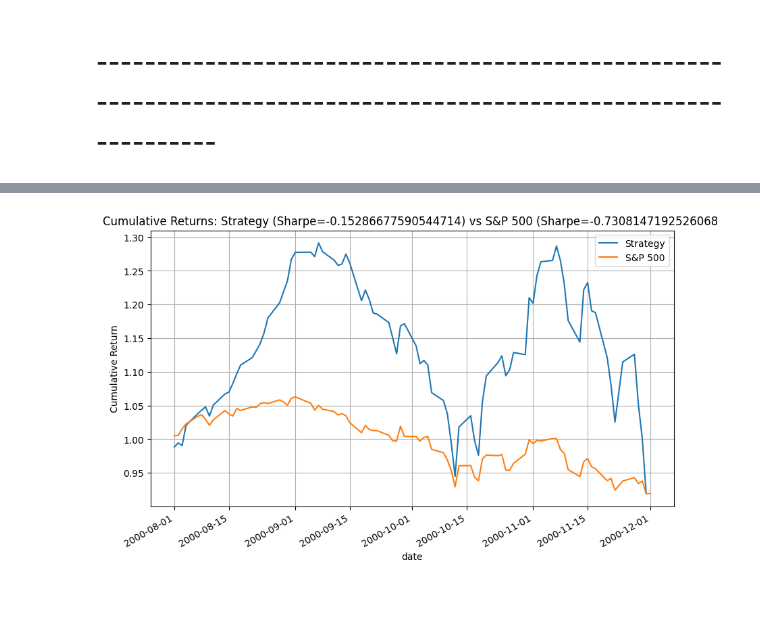
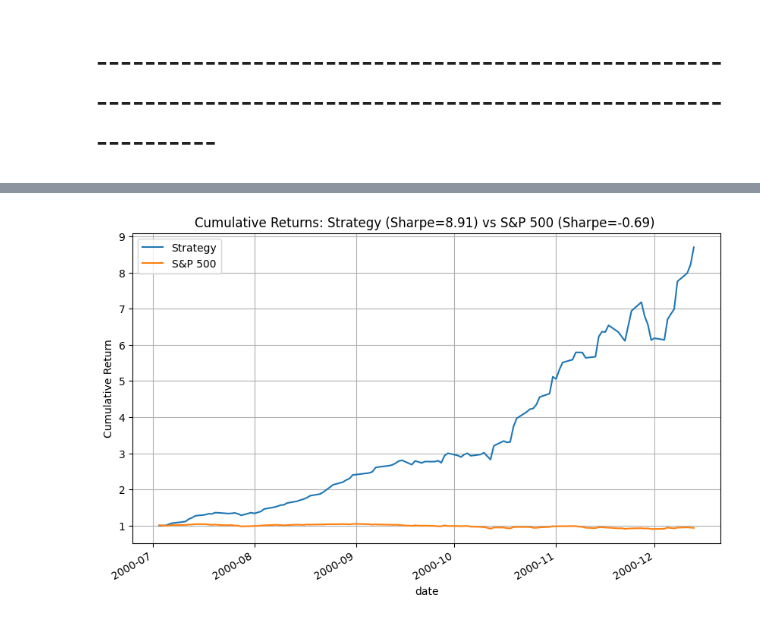
Before and after one commit to mirkorado/ML-Project, a Jupyter notebook: ResidualMLP.ipynb, the cells around one changed output, grey strips where cells are left out. Cells and saved outputs as stored; diff of their text form; code cells hidden in the pictures.

```diff
--- a/ResidualMLP.ipynb
+++ b/ResidualMLP.ipynb
@@ -32,6 +32,6 @@ torch.set_num_threads(os.cpu_count())
 torch.set_num_interop_threads(os.cpu_count())
 path = 'Targets/daily_crsp_sanitized.csv'
 # %%
-daily = utils.read_daily_returns(path, nrows=10000000, low_quantile=0.005, up_quantile=0.995)
+daily = utils.read_daily_returns(path, nrows=2000000, low_quantile=0.005, up_quantile=0.995)
 daily
 # %% [output]
@@ -91,7 +92,7 @@ for i in range(0, len(unique_months) - 6):
     # Prepare the data: construct lagged returns, rolling window averages
     train_df, test_df, features, cat_features = utils.prepare_data(tr_df, te_df, lagged_num=1, rolling_window=True)
 
-    epochs = 5
+    epochs = 4 # It appears it is the ideal trade-off between precision and runtime
     max_weight = 0.05  # No stock >5% weight
     diversification_lambda = 0.01  # Strength of penalty
     temperature = 1.0  # Softmax temperature (lower = more diversification)
@@ -192,0 +173,7 @@ pandas.core.series.Series
+# %%
+index = pd.read_csv('Predictors/FirmCharacIndex.csv')
+gc.collect()
+merged_data = utils.memory_efficient_merge(index, daily)
+merged_data = merged_data.drop(columns=['PERMNO_y'])
+merged_data = merged_data.rename(columns={'PERMNO_x': 'PERMNO'})
+merged_data
@@ -214,12 +388,12 @@ plt.show()
 reload(utils)
 all_strategy_returns = []
 
-for i in range(0, 11 - 6 - 1):
+for i in range(0, len(unique_months) - 6):
 
     # Train on 6 months of data and test on 1 month
     train_start = unique_months.iloc[i]
-    train_end = unique_months.iloc[i+6]
-    test_month = unique_months.iloc[i+7]
+    train_end = unique_months.iloc[i+5]
+    test_month = unique_months.iloc[i+6]
 
     print(f'Training from {train_start} to {train_end}. Testing on {test_month}.')
 
@@ -233,21 +407,16 @@ for i in range(0, 11 - 6 - 1):
     # Prepare the data: construct lagged returns, rolling window averages
     train_df, test_df, features, cat_features = utils.prepare_data(tr_df, te_df, lagged_num=1, rolling_window=True)
 
-    epochs = 5
-    max_weight = 0.05  # No stock >5% weight
-    diversification_lambda = 0.01  # Strength of penalty
-    temperature = 1.0  # Softmax temperature (lower = more diversification)
+    epochs = 6 # Optimal trade-off for this strategy
     train_losses, test_losses, train_sharpes, test_sharpes, raw_predictions, weights = utils.train_DNN(train_df, test_df, features, cat_features,
-                                                                                                   epochs=epochs, max_weight=max_weight,
-                                                                                                   diversification_lambda=diversification_lambda,
-                                                                                                   temperature=temperature)
+                                                                                                   epochs=epochs, loss_function = 'lin_rank')
+
     # Deduct transaction costs
-    TC_RATE = 0.003 # 0.20% of traded notional value
+    TC_RATE = 0.003 # 0.30% of traded notional value
     alpha = 100
 
     test_df['weight'] = weights.values
     test_df['weight_change'] = np.abs(test_df['weight'].diff().fillna(0.0))
-    #test_df['tc_cost'] = test_df['weight_change'].apply(utils.progressive_cost) * TC_RATE # Apply increasing costs relative to trade size
     test_df['tc_cost'] = test_df['weight_change'].apply(lambda x: utils.progressive_cost(x, base_tc=TC_RATE, alpha=alpha))
     test_df['strategy_return'] = test_df['weight'] * test_df['DlyRet'] - test_df['tc_cost']
     mean_daily_returns = test_df.groupby('date')['strategy_return'].sum()
@@ -283,27 +451,27 @@ Training completed! Best test Sharpe ratio: 0.0378
 # %%
 # Plot the cumulative returns of the strategy and compare with the S&P 500 index
 cumulative_returns = (1 + combined_returns).cumprod()
 sp_ret = daily.groupby('date')['sprtrn'].mean()
 
-strat_start = unique_months.iloc[7].to_timestamp()
-sp_ret = sp_ret.loc[strat_start:'2000-12-01']
+strat_start = unique_months.iloc[6].to_timestamp()
+sp_ret = sp_ret.loc[strat_start:]
 
 cumulative_sp500 = (1 + sp_ret).cumprod()
 
 # Combine into a single DataFrame for easy plotting
 combined = pd.DataFrame({
     'Strategy': cumulative_returns,
     'S&P 500': cumulative_sp500
 })
 
 # Sharpe ratio
-strat_sharpe = np.sqrt(combined_returns.shape[0]) * (combined_returns.mean() / combined_returns.std())
-sp_sharpe = np.sqrt(sp_ret.shape[0]) * (sp_ret.mean() / sp_ret.std())
+strat_sharpe = utils.compute_sharpe(combined_returns)
+sp_sharpe = utils.compute_sharpe(sp_ret)
 
 # Plot
-combined.plot(figsize=(10, 6), title=f'Cumulative Returns: Strategy (Sharpe={strat_sharpe}) vs S&P 500 (Sharpe={sp_sharpe} ')
+combined.plot(figsize=(10, 6), title=f'Cumulative Returns: Strategy (Sharpe={strat_sharpe:.2f}) vs S&P 500 (Sharpe={sp_sharpe:.2f}) ')
 plt.ylabel('Cumulative Return')
 plt.grid(True)
 plt.show()
 # %% [output]
-[figure, old version]
+[figure, new version]
```
Also changed, not shown: parts of 15 cells of this notebook, 1 other file.
